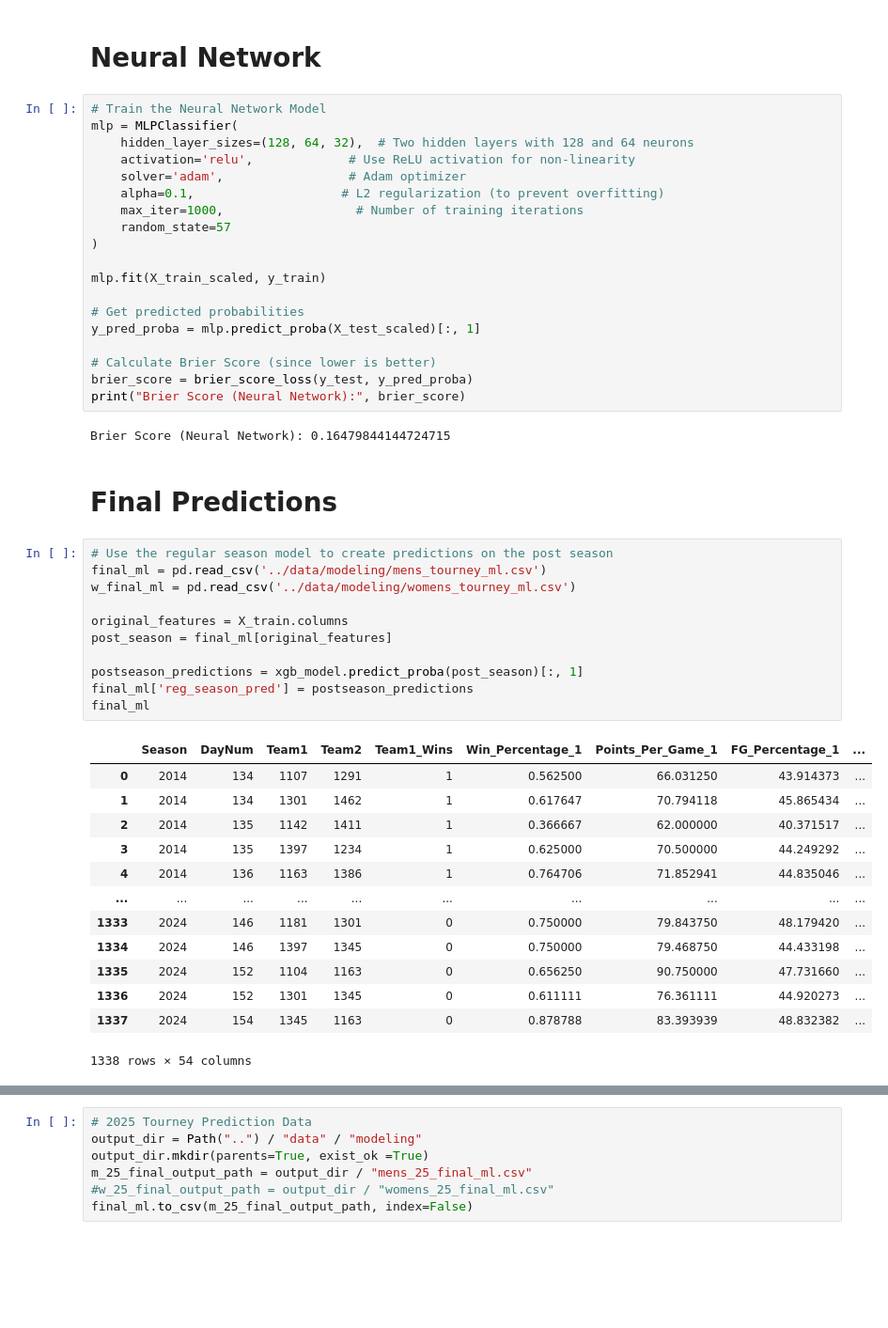
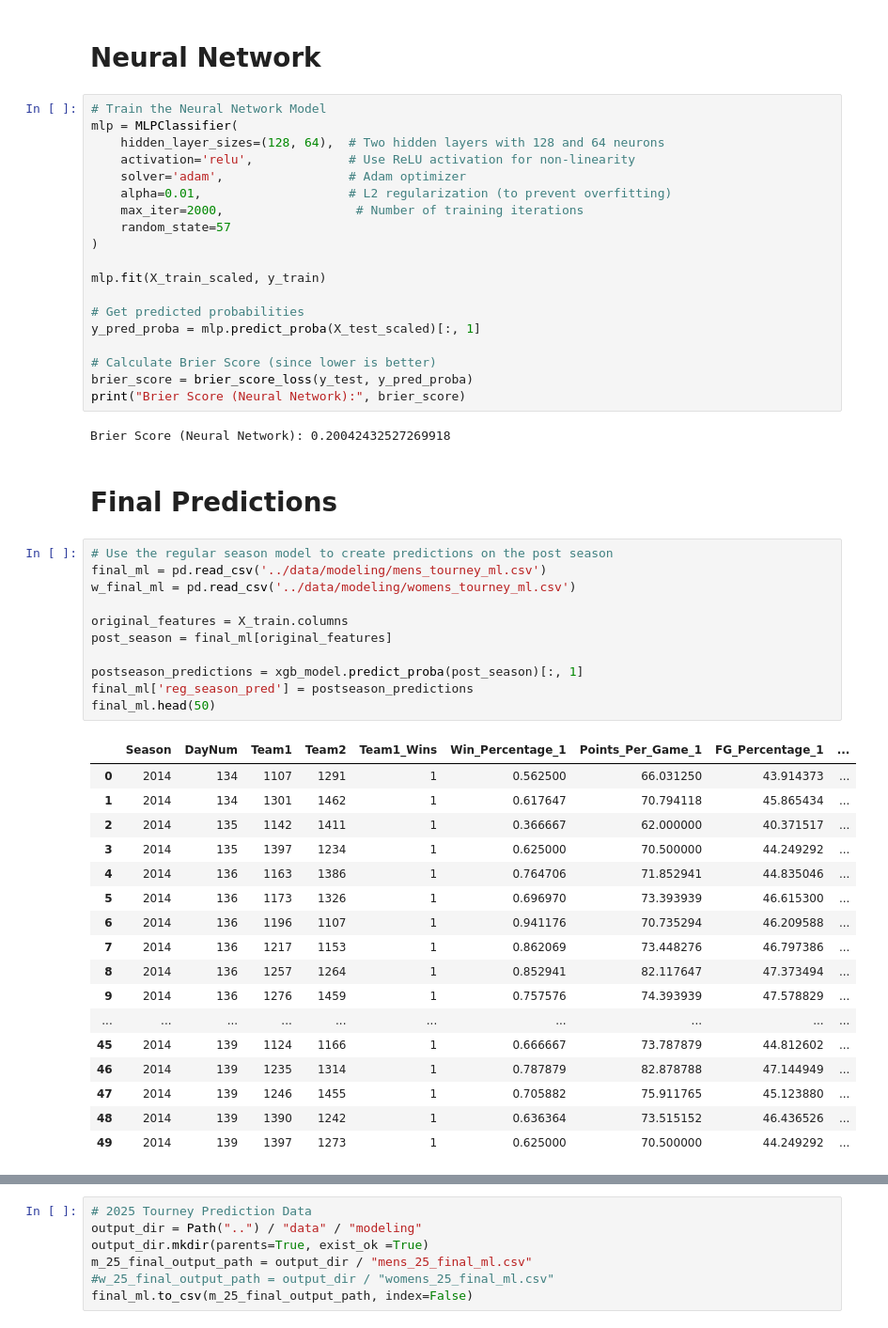
Before and after one commit to alexreid-14/March_ML_Mania_2025, a Jupyter notebook: modeling/reg_season_ml_model.ipynb, the cells around one changed output, grey strips where cells are left out. Shown at 94% size. Drawn from its saved outputs; the diff is of its cells as text; blank space fills up the shorter version.

```diff
--- a/modeling/reg_season_ml_model.ipynb
+++ b/modeling/reg_season_ml_model.ipynb
@@ -335,11 +336,11 @@ XGBoost ROC-AUC Score: 0.8363
 # %%
 # Train the Neural Network Model
 mlp = MLPClassifier(
-    hidden_layer_sizes=(128, 64, 32),  # Two hidden layers with 128 and 64 neurons
+    hidden_layer_sizes=(128, 64),  # Two hidden layers with 128 and 64 neurons
     activation='relu',             # Use ReLU activation for non-linearity
     solver='adam',                 # Adam optimizer
-    alpha=0.1,                    # L2 regularization (to prevent overfitting)
-    max_iter=1000,                  # Number of training iterations
+    alpha=0.01,                    # L2 regularization (to prevent overfitting)
+    max_iter=2000,                  # Number of training iterations
     random_state=57
 )
 
@@ -352,34 +353,38 @@ y_pred_proba = mlp.predict_proba(X_test_scaled)[:, 1]
 brier_score = brier_score_loss(y_test, y_pred_proba)
 print("Brier Score (Neural Network):", brier_score)
 # %% [output]
-Brier Score (Neural Network): 0.16479844144724715
+Brier Score (Neural Network): 0.20042432527269918
 # %% [markdown]
 # Final Predictions
 # %%
 # Use the regular season model to create predictions on the post season
 final_ml = pd.read_csv('../data/modeling/mens_tourney_ml.csv')
 w_final_ml = pd.read_csv('../data/modeling/womens_tourney_ml.csv')
 
 original_features = X_train.columns
 post_season = final_ml[original_features]
 
 postseason_predictions = xgb_model.predict_proba(post_season)[:, 1]
 final_ml['reg_season_pred'] = postseason_predictions
-final_ml
+final_ml.head(50)
 # %% [output]
 |  | Season | DayNum | Team1 | Team2 | Team1_Wins | Win_Percentage_1 | Points_Per_Game_1 | FG_Percentage_1 | ... |
 | 0 | 2014 | 134 | 1107 | 1291 | 1 | 0.562500 | 66.031250 | 43.914373 | ... |
 | 1 | 2014 | 134 | 1301 | 1462 | 1 | 0.617647 | 70.794118 | 45.865434 | ... |
 | 2 | 2014 | 135 | 1142 | 1411 | 1 | 0.366667 | 62.000000 | 40.371517 | ... |
 | 3 | 2014 | 135 | 1397 | 1234 | 1 | 0.625000 | 70.500000 | 44.249292 | ... |
 | 4 | 2014 | 136 | 1163 | 1386 | 1 | 0.764706 | 71.852941 | 44.835046 | ... |
+| 5 | 2014 | 136 | 1173 | 1326 | 1 | 0.696970 | 73.393939 | 46.615300 | ... |
+| 6 | 2014 | 136 | 1196 | 1107 | 1 | 0.941176 | 70.735294 | 46.209588 | ... |
+| 7 | 2014 | 136 | 1217 | 1153 | 1 | 0.862069 | 73.448276 | 46.797386 | ... |
+| 8 | 2014 | 136 | 1257 | 1264 | 1 | 0.852941 | 82.117647 | 47.373494 | ... |
+| 9 | 2014 | 136 | 1276 | 1459 | 1 | 0.757576 | 74.393939 | 47.578829 | ... |
 | ... | ... | ... | ... | ... | ... | ... | ... | ... | ... |
-| 1333 | 2024 | 146 | 1181 | 1301 | 0 | 0.750000 | 79.843750 | 48.179420 | ... |
-| 1334 | 2024 | 146 | 1397 | 1345 | 0 | 0.750000 | 79.468750 | 44.433198 | ... |
-| 1335 | 2024 | 152 | 1104 | 1163 | 0 | 0.656250 | 90.750000 | 47.731660 | ... |
-| 1336 | 2024 | 152 | 1301 | 1345 | 0 | 0.611111 | 76.361111 | 44.920273 | ... |
-| 1337 | 2024 | 154 | 1345 | 1163 | 0 | 0.878788 | 83.393939 | 48.832382 | ... |
+| 45 | 2014 | 139 | 1124 | 1166 | 1 | 0.666667 | 73.787879 | 44.812602 | ... |
+| 46 | 2014 | 139 | 1235 | 1314 | 1 | 0.787879 | 82.878788 | 47.144949 | ... |
+| 47 | 2014 | 139 | 1246 | 1455 | 1 | 0.705882 | 75.911765 | 45.123880 | ... |
+| 48 | 2014 | 139 | 1390 | 1242 | 1 | 0.636364 | 73.515152 | 46.436526 | ... |
+| 49 | 2014 | 139 | 1397 | 1273 | 1 | 0.625000 | 70.500000 | 44.249292 | ... |
-1338 rows × 54 columns
 # %%
 # Use Regular Season Model to predict 2025 post season matchups
 mens_season_25_data = pd.read_csv("../data/modeling/mens_25_season_ml.csv")
```
Also changed, not shown: parts of 9 cells of this notebook, 2 other files.
